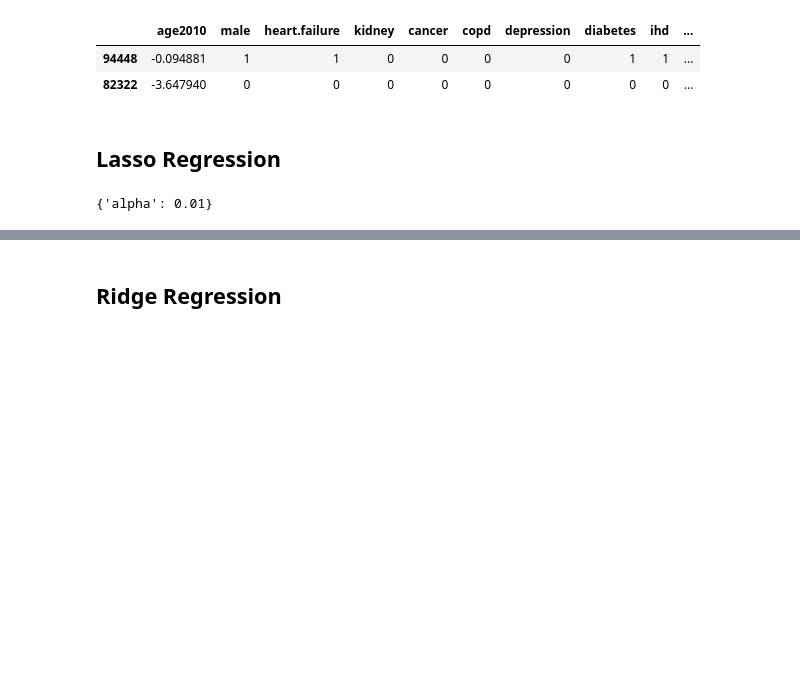
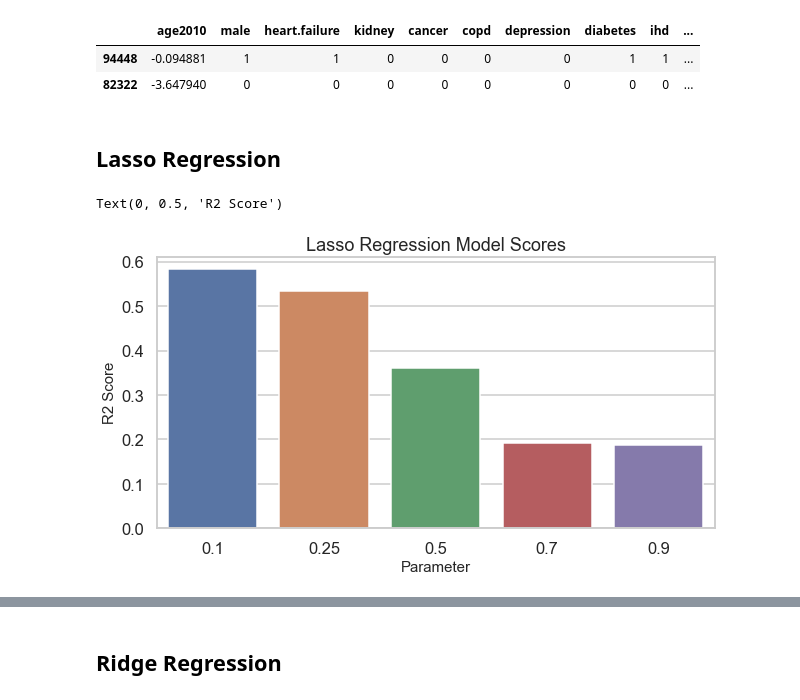
Before and after one commit to deniztokmakoglu/CAPP30254_Project, a Jupyter notebook: Reguralization.ipynb, the cells around one changed output, grey strips where cells are left out. Cells and saved outputs as stored; diff of their text form; code cells hidden in the pictures; blank space fills up the shorter version.

```diff
--- a/Reguralization.ipynb
+++ b/Reguralization.ipynb
@@ -91,9 +94,18 @@ Lasso_GS = GridSearchCV(ls, param_grid=params_lasso, n_jobs=-1, scoring='neg_mea
 Lasso_GS.fit(train_features,train_targets)
 best_lasso = Lasso_GS.best_params_
-# %%
-best_lasso
-# %% [output]
-{'alpha': 0.01}
+# %%
+models = [x["alpha"] for x in Lasso_GS.cv_results_["params"]]
+scores = [x for x in Lasso_GS.cv_results_["mean_test_score"]]
+# %%
+sns.set("talk")
+sns.set_style("whitegrid")
+ax = sns.barplot(x=models, y=scores)
+plt.title("Lasso Regression Model Scores")
+plt.xlabel("Parameter", size=15)
+plt.ylabel("R2 Score", size=15)
+# %% [output]
+Text(0, 0.5, 'R2 Score')
+[figure, added]
 # %%
 print(list(train_features), '\n\n')
 ls = linear_model.Lasso(alpha=best_lasso["alpha"])
```
Also changed, not shown: parts of 22 cells of this notebook, 5 other files.
